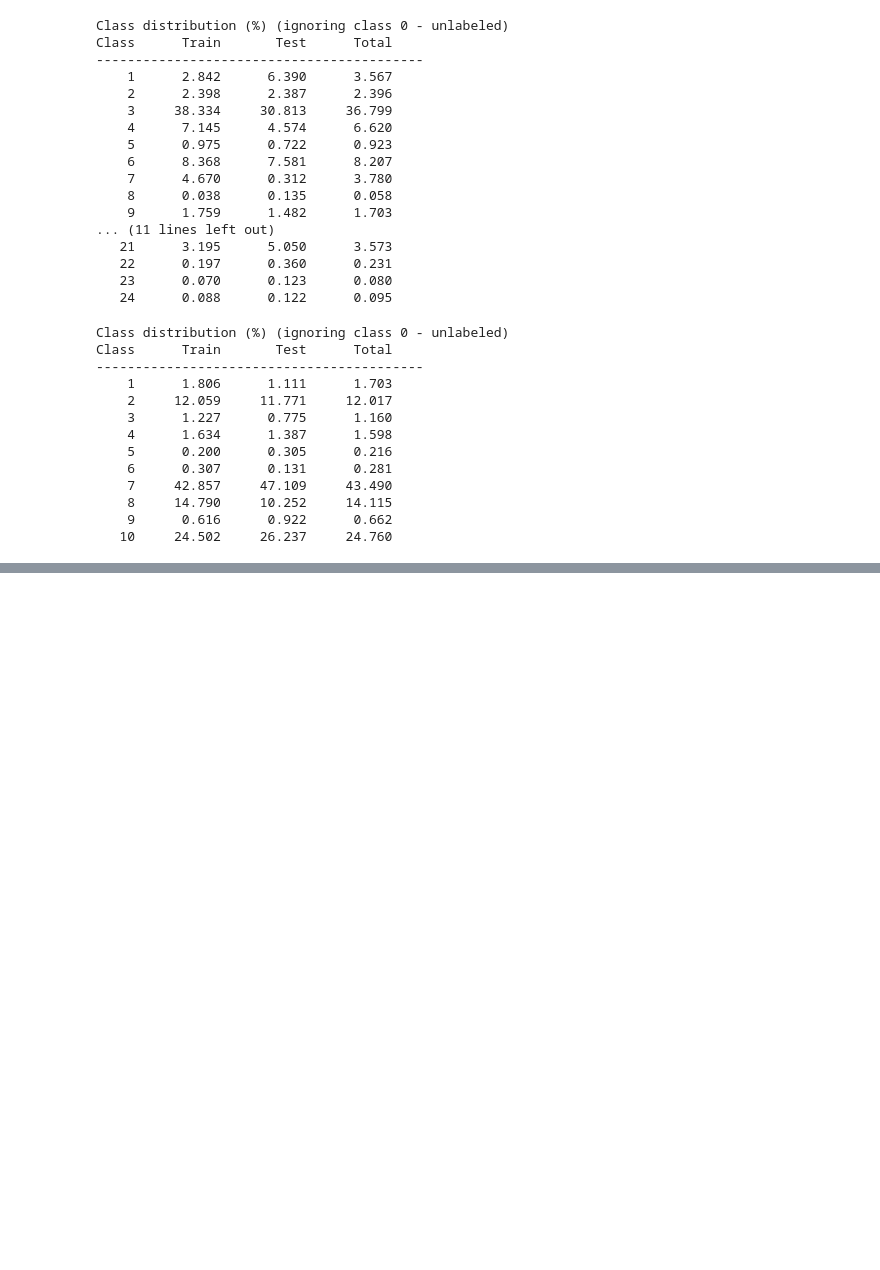
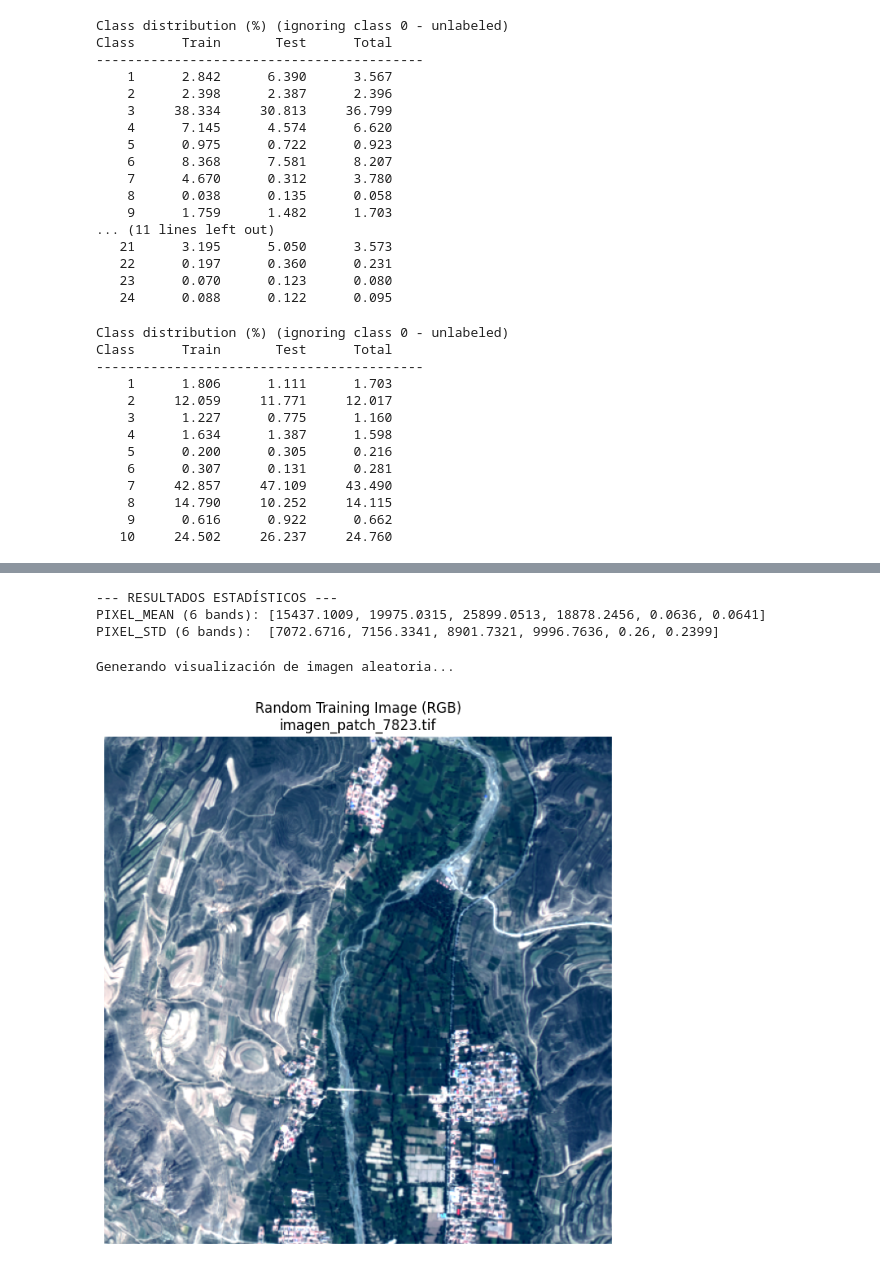
Before and after one commit to PCGarcia18/Mask2formerCleanRepo, a Jupyter notebook: python_notebooks/Processing Mask2Former Metrics/calculate_dataset_distribution.ipynb, the cells around one changed output, grey strips where cells are left out. Drawn from its saved outputs; the diff is of its cells as text; code cells hidden in the pictures; blank space fills up the shorter version.

```diff
--- a/python_notebooks/Processing Mask2Former Metrics/calculate_dataset_distribution.ipynb
+++ b/python_notebooks/Processing Mask2Former Metrics/calculate_dataset_distribution.ipynb
@@ -146,0 +294,73 @@ Class      Train       Test      Total
+# %%
+import os
+import numpy as np
+from tqdm import tqdm
+import matplotlib.pyplot as plt
+
+path_train = "/home/pablo.canosa/ssd/datasets_pablo/cutGID4BV2/images/training"
+
+# 1. Recopilamos todos los archivos válidos primero
+files =[f for f in os.listdir(path_train) if f.endswith((".rawb", ".tif", ".raw", ".jpg"))]
+
+# Inicializamos las sumas en float64 para evitar desbordamientos de memoria
+# Asumimos 6 bandas para "gaofen_fusion" (ej. RGB + NIR + NDVI + NDWI)
+num_bands = 6
+sum_bands = np.zeros(num_bands, dtype=np.float64)
+sum_sq_bands = np.zeros(num_bands, dtype=np.float64)
+count_pixels = 0
+
+# 2. Bucle para calcular la media y la desviación típica real
+for f in tqdm(files, desc="Reading training images"):
+    img_path = os.path.join(path_train, f)
+    # Leemos la imagen con tu función
+    img = read_rawb_RGB(img_path, version="gaofen_fusion")
+
+    # Acumulamos la suma de los valores y de los valores al cuadrado
+    sum_bands += img.sum(axis=(0, 1))
+    sum_sq_bands += (img ** 2).sum(axis=(0, 1))
+
+    # Acumulamos el número total de píxeles procesados
+    count_pixels += img.shape[0] * img.shape[1]
+
+# 3. Cálculos matemáticos finales
+mean = sum_bands / count_pixels
+variance = (sum_sq_bands / count_pixels) - (mean ** 2)
+std = np.sqrt(variance)
+
+print("\n--- RESULTADOS ESTADÍSTICOS ---")
+print(f"PIXEL_MEAN (6 bands): {np.round(mean, 4).tolist()}")
+print(f"PIXEL_STD (6 bands):  {np.round(std, 4).tolist()}\n")
+# %% [output]
+--- RESULTADOS ESTADÍSTICOS ---
+PIXEL_MEAN (6 bands): [15437.1009, 19975.0315, 25899.0513, 18878.2456, 0.0636, 0.0641]
+PIXEL_STD (6 bands):  [7072.6716, 7156.3341, 8901.7321, 9996.7636, 0.26, 0.2399]
+# %%
+# 4. Mostrar una imagen aleatoria en RGB
+print("Generando visualización de imagen aleatoria...")
+random_file = np.random.choice(files)
+random_img_path = os.path.join(path_train, random_file)
+random_img = read_rawb_RGB(random_img_path, version="gaofen_fusion")
+
+# Extraemos solo las bandas RGB (índices 0, 1, 2)
+rgb_img = random_img[:, :, :3].copy()
+
+# Normalización robusta para visualización (ignora outliers solares/sombras extremas)
+p2, p98 = np.percentile(rgb_img, (2, 98))
+
+if p98 > p2:  # Evitar división por cero si la imagen es plana
+    rgb_normalized = (rgb_img - p2) / (p98 - p2)
+else:
+    rgb_normalized = rgb_img
+
+# Clipiamos entre 0 y 1 para que Matplotlib lo entienda perfectamente
+rgb_normalized = np.clip(rgb_normalized, 0, 1)
+
+# Ploteamos
+plt.figure(figsize=(8, 8))
+plt.imshow(rgb_normalized)
+plt.title(f"Random Training Image (RGB)\n{random_file}")
+plt.axis('off')
+plt.show()
+# %% [output]
+Generando visualización de imagen aleatoria...
+[figure, added]
```
Also changed, not shown: parts of 2 cells of this notebook, 31 other files.
